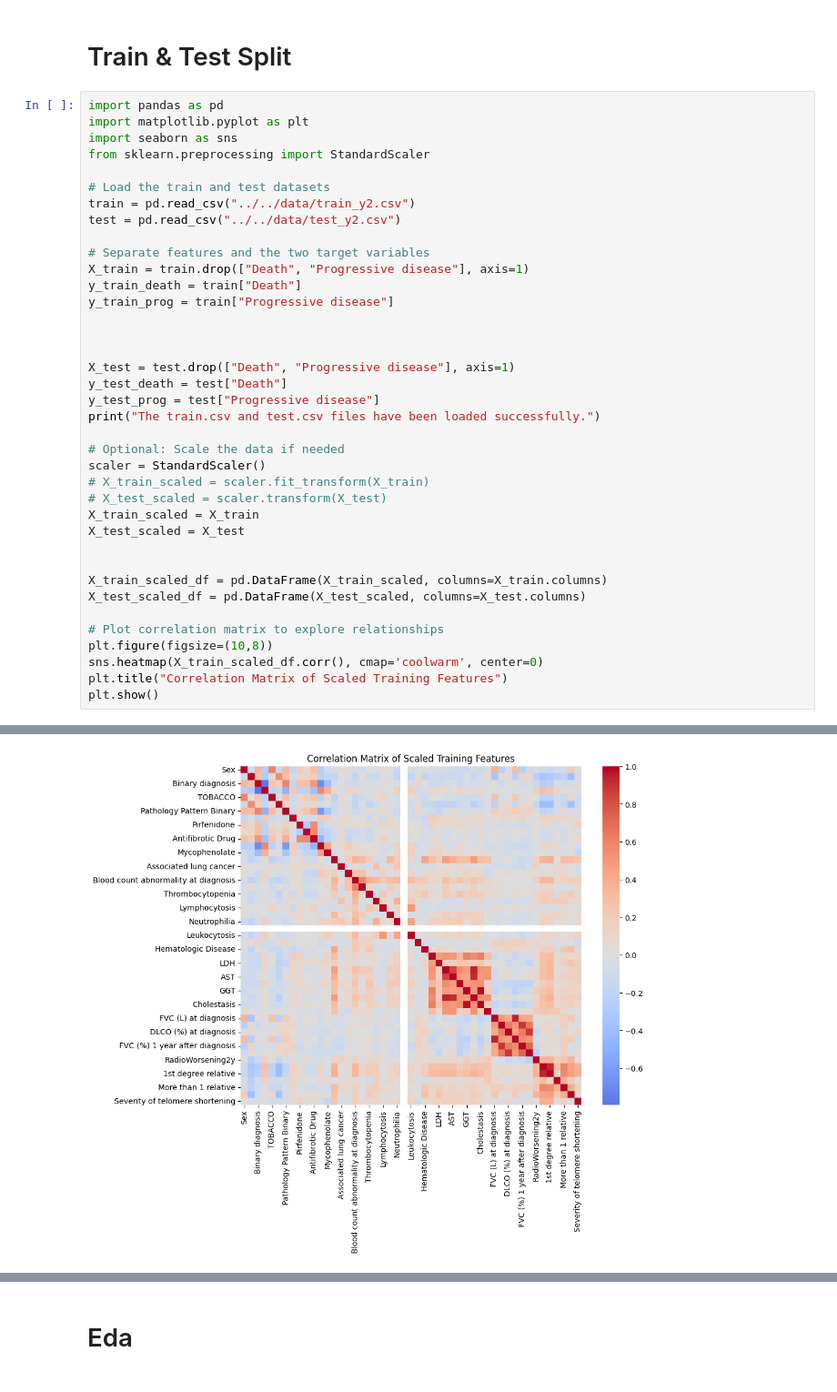
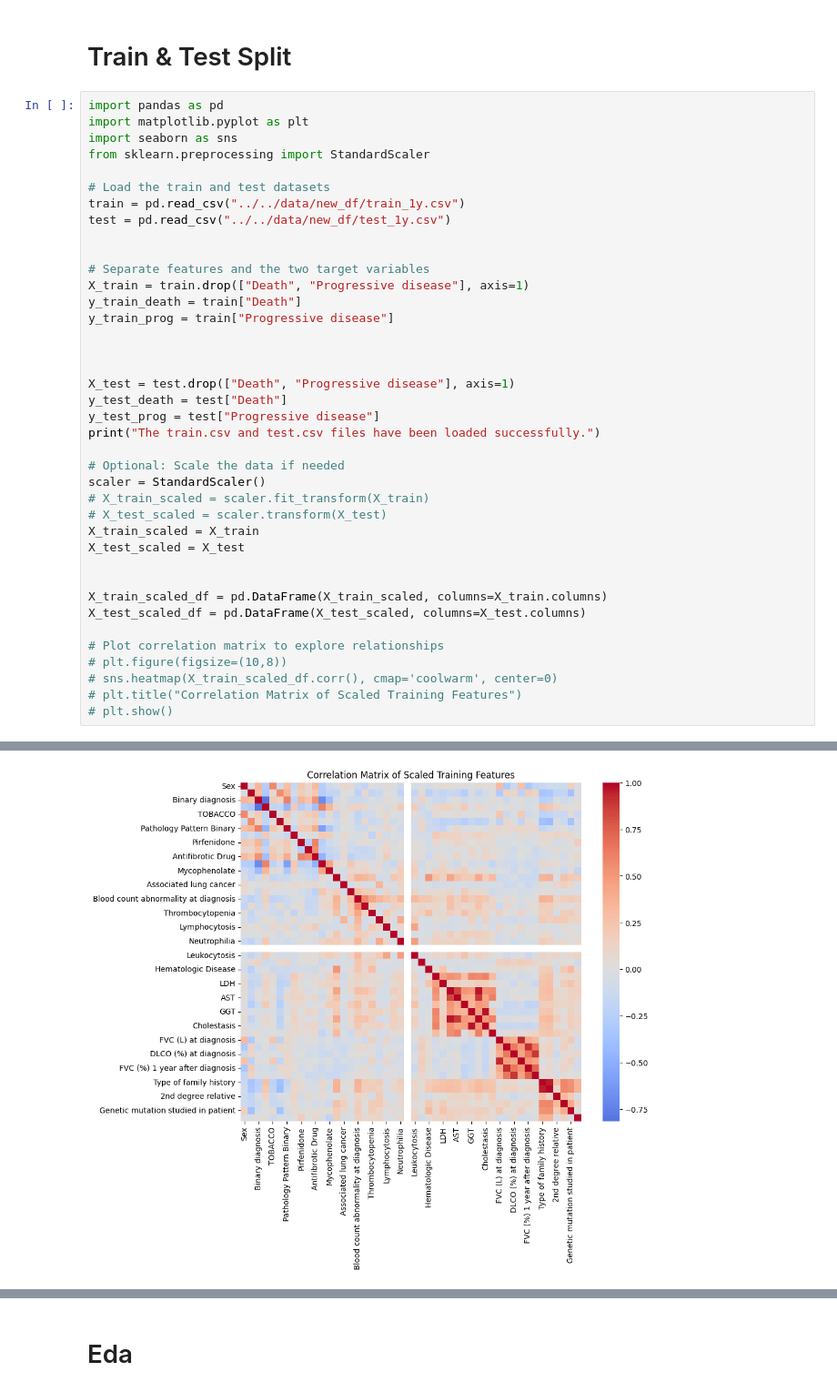
Before and after one commit to FLOOREES/FibroPred-Challenge, a Jupyter notebook: src/max/allme_gbm.ipynb, the cells around one changed output, grey strips where cells are left out. Shown at 91% size. Saved outputs shown, nothing was run; the diff lists cells and outputs as text.

```diff
--- a/src/max/allme_gbm.ipynb
+++ b/src/max/allme_gbm.ipynb
@@ -32,8 +32,9 @@ import seaborn as sns
 from sklearn.preprocessing import StandardScaler
 
 # Load the train and test datasets
-train = pd.read_csv("../../data/train_y2.csv")
-test = pd.read_csv("../../data/test_y2.csv")
+train = pd.read_csv("../../data/new_df/train_1y.csv")
+test = pd.read_csv("../../data/new_df/test_1y.csv")
+
 
 # Separate features and the two target variables
 X_train = train.drop(["Death", "Progressive disease"], axis=1)
@@ -59,9 +60,9 @@ X_train_scaled_df = pd.DataFrame(X_train_scaled, columns=X_train.columns)
 X_test_scaled_df = pd.DataFrame(X_test_scaled, columns=X_test.columns)
 
 # Plot correlation matrix to explore relationships
-plt.figure(figsize=(10,8))
-sns.heatmap(X_train_scaled_df.corr(), cmap='coolwarm', center=0)
-plt.title("Correlation Matrix of Scaled Training Features")
-plt.show()
+# plt.figure(figsize=(10,8))
+# sns.heatmap(X_train_scaled_df.corr(), cmap='coolwarm', center=0)
+# plt.title("Correlation Matrix of Scaled Training Features")
+# plt.show()
 # %% [output]
 The train.csv and test.csv files have been loaded successfully.
@@ -68,2 +70,2 @@ The train.csv and test.csv files have been loaded successfully.
-[figure, old version]
+[figure, new version]
 # %%
```
Also changed, not shown: parts of 13 cells of this notebook, 4 other files.
